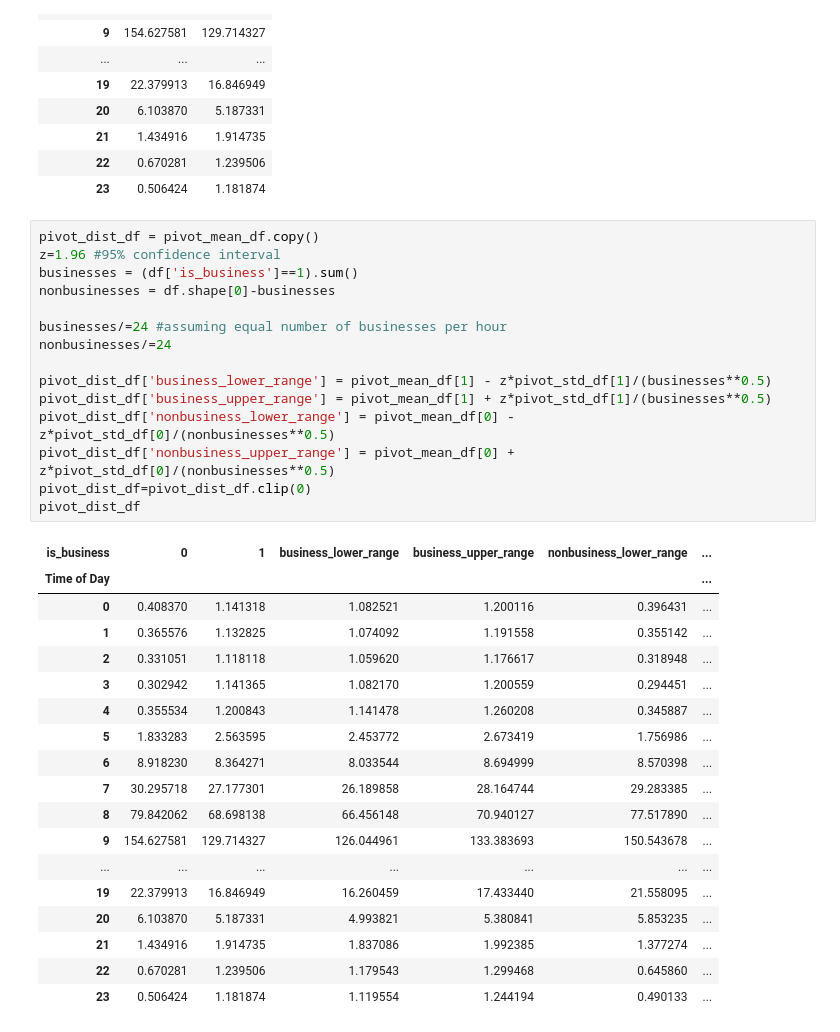
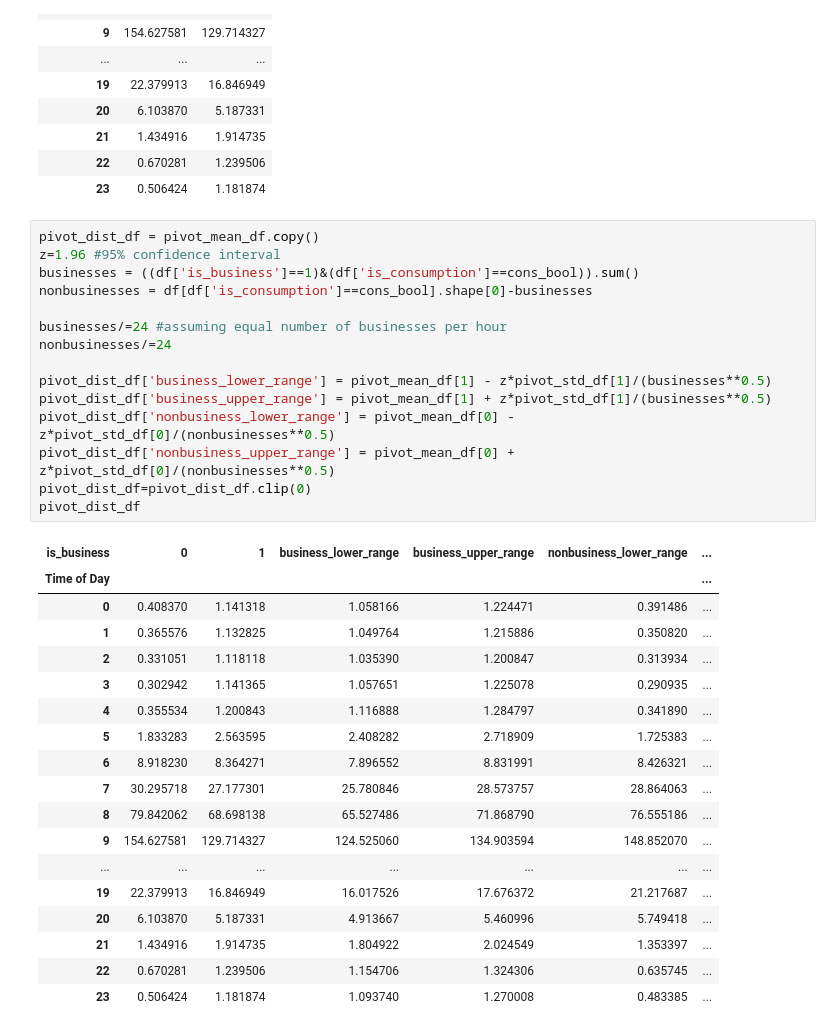
Before and after one commit to JosephHardy91/predict-energy-behavior-of-prosumers, a Jupyter notebook: src/0_basic_familiarity/target_spaghetti.ipynb, the cells around one changed output. Drawn from its saved outputs; the diff is of its cells as text.

```diff
--- a/src/0_basic_familiarity/target_spaghetti.ipynb
+++ b/src/0_basic_familiarity/target_spaghetti.ipynb
@@ -56,37 +56,37 @@ pivot_mean_df
 # %%
 pivot_dist_df = pivot_mean_df.copy()
 z=1.96 #95% confidence interval
-businesses = (df['is_business']==1).sum()
-nonbusinesses = df.shape[0]-businesses
+businesses = ((df['is_business']==1)&(df['is_consumption']==cons_bool)).sum()
+nonbusinesses = df[df['is_consumption']==cons_bool].shape[0]-businesses
 
 businesses/=24 #assuming equal number of businesses per hour
 nonbusinesses/=24
 
 pivot_dist_df['business_lower_range'] = pivot_mean_df[1] - z*pivot_std_df[1]/(businesses**0.5)
 pivot_dist_df['business_upper_range'] = pivot_mean_df[1] + z*pivot_std_df[1]/(businesses**0.5)
 pivot_dist_df['nonbusiness_lower_range'] = pivot_mean_df[0] - z*pivot_std_df[0]/(nonbusinesses**0.5)
 pivot_dist_df['nonbusiness_upper_range'] = pivot_mean_df[0] + z*pivot_std_df[0]/(nonbusinesses**0.5)
 pivot_dist_df=pivot_dist_df.clip(0)
 pivot_dist_df
 # %% [output]
 | is_business | 0 | 1 | business_lower_range | business_upper_range | nonbusiness_lower_range | ... |
 | Time of Day |  |  |  |  |  | ... |
-| 0 | 0.408370 | 1.141318 | 1.082521 | 1.200116 | 0.396431 | ... |
-| 1 | 0.365576 | 1.132825 | 1.074092 | 1.191558 | 0.355142 | ... |
-| 2 | 0.331051 | 1.118118 | 1.059620 | 1.176617 | 0.318948 | ... |
-| 3 | 0.302942 | 1.141365 | 1.082170 | 1.200559 | 0.294451 | ... |
-| 4 | 0.355534 | 1.200843 | 1.141478 | 1.260208 | 0.345887 | ... |
-| 5 | 1.833283 | 2.563595 | 2.453772 | 2.673419 | 1.756986 | ... |
-| 6 | 8.918230 | 8.364271 | 8.033544 | 8.694999 | 8.570398 | ... |
-| 7 | 30.295718 | 27.177301 | 26.189858 | 28.164744 | 29.283385 | ... |
-| 8 | 79.842062 | 68.698138 | 66.456148 | 70.940127 | 77.517890 | ... |
-| 9 | 154.627581 | 129.714327 | 126.044961 | 133.383693 | 150.543678 | ... |
+| 0 | 0.408370 | 1.141318 | 1.058166 | 1.224471 | 0.391486 | ... |
+| 1 | 0.365576 | 1.132825 | 1.049764 | 1.215886 | 0.350820 | ... |
+| 2 | 0.331051 | 1.118118 | 1.035390 | 1.200847 | 0.313934 | ... |
+| 3 | 0.302942 | 1.141365 | 1.057651 | 1.225078 | 0.290935 | ... |
+| 4 | 0.355534 | 1.200843 | 1.116888 | 1.284797 | 0.341890 | ... |
+| 5 | 1.833283 | 2.563595 | 2.408282 | 2.718909 | 1.725383 | ... |
+| 6 | 8.918230 | 8.364271 | 7.896552 | 8.831991 | 8.426321 | ... |
+| 7 | 30.295718 | 27.177301 | 25.780846 | 28.573757 | 28.864063 | ... |
+| 8 | 79.842062 | 68.698138 | 65.527486 | 71.868790 | 76.555186 | ... |
+| 9 | 154.627581 | 129.714327 | 124.525060 | 134.903594 | 148.852070 | ... |
 | ... | ... | ... | ... | ... | ... | ... |
-| 19 | 22.379913 | 16.846949 | 16.260459 | 17.433440 | 21.558095 | ... |
-| 20 | 6.103870 | 5.187331 | 4.993821 | 5.380841 | 5.853235 | ... |
-| 21 | 1.434916 | 1.914735 | 1.837086 | 1.992385 | 1.377274 | ... |
-| 22 | 0.670281 | 1.239506 | 1.179543 | 1.299468 | 0.645860 | ... |
-| 23 | 0.506424 | 1.181874 | 1.119554 | 1.244194 | 0.490133 | ... |
+| 19 | 22.379913 | 16.846949 | 16.017526 | 17.676372 | 21.217687 | ... |
+| 20 | 6.103870 | 5.187331 | 4.913667 | 5.460996 | 5.749418 | ... |
+| 21 | 1.434916 | 1.914735 | 1.804922 | 2.024549 | 1.353397 | ... |
+| 22 | 0.670281 | 1.239506 | 1.154706 | 1.324306 | 0.635745 | ... |
+| 23 | 0.506424 | 1.181874 | 1.093740 | 1.270008 | 0.483385 | ... |
 # %%
 import matplotlib.pyplot as plt
 pivot_mean_df.plot(linestyle='--')
```
Also changed, not shown: parts of 1 cell of this notebook.
